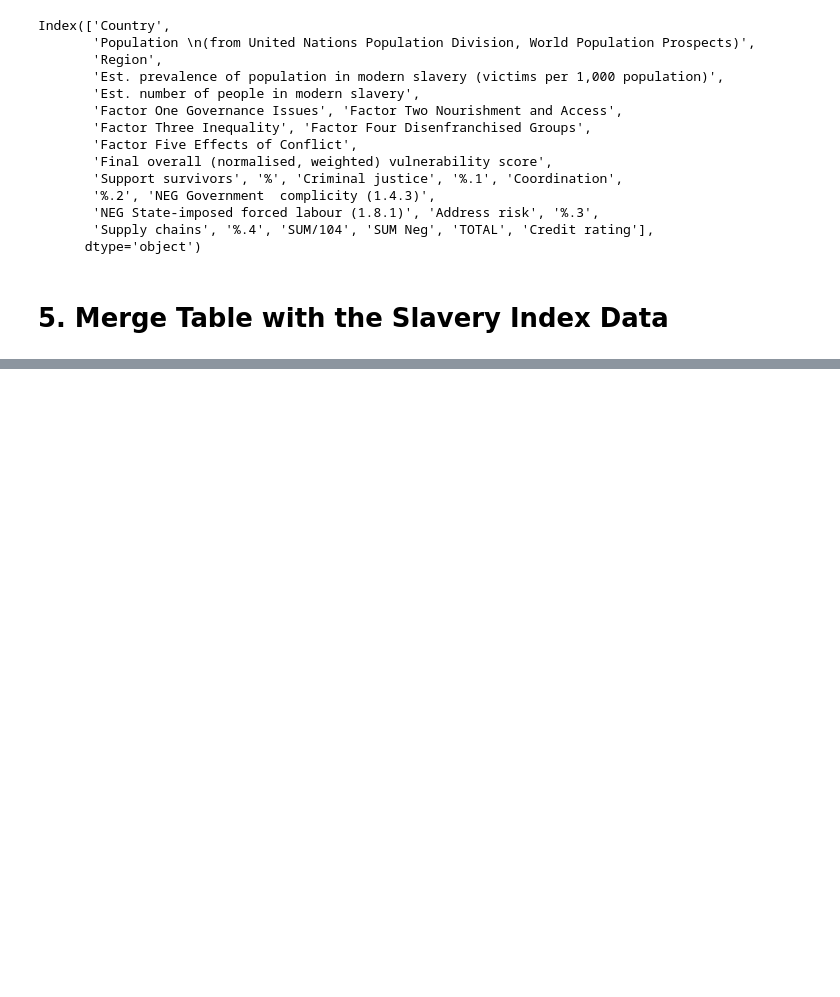
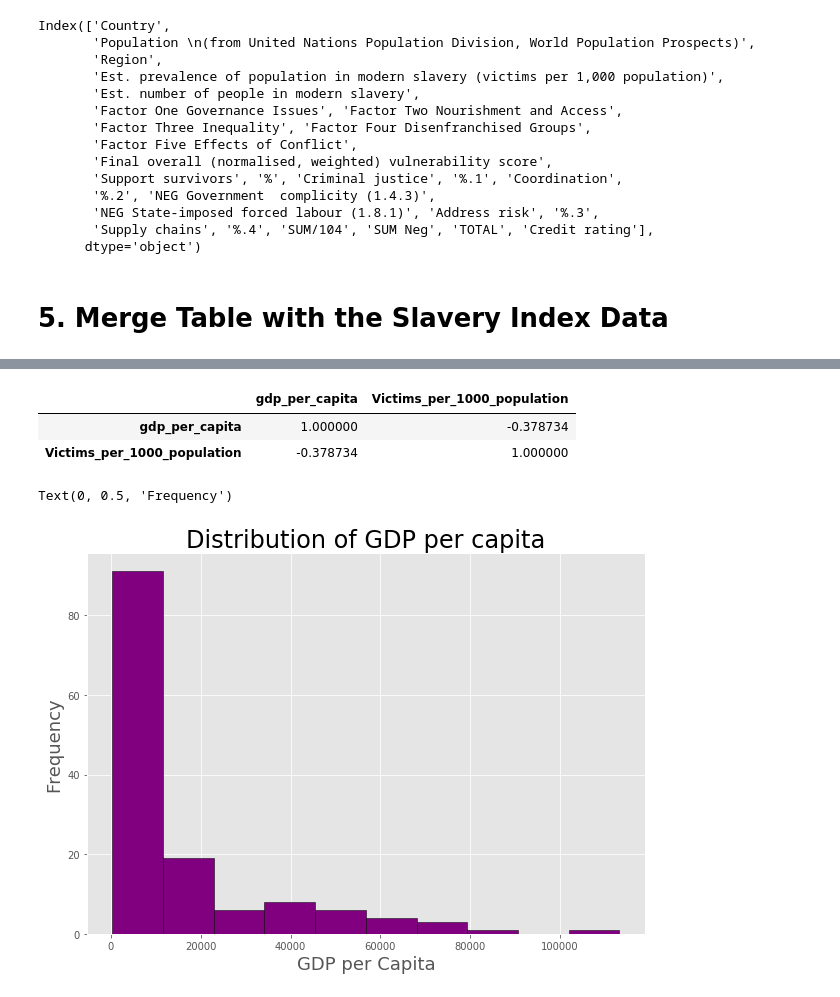
Before and after one commit to mahooi/Globalization, a Jupyter notebook: Notebooks/GDP Notebook.ipynb, the cells around one changed output, grey strips where cells are left out. Drawn from its saved outputs; the diff is of its cells as text; code cells hidden in the pictures; blank space fills up the shorter version.

```diff
--- a/Notebooks/GDP Notebook.ipynb
+++ b/Notebooks/GDP Notebook.ipynb
@@ -133,0 +260,3 @@ reunion
+# %%
+reunion_new = reunion[["gdp_per_capita", "Victims_per_1000_population"]].copy()
+reunion_new
@@ -133,0 +277,17 @@ reunion
+# %%
+reunion_new.corr()
+# %% [output]
+|  | gdp_per_capita | Victims_per_1000_population |
+| gdp_per_capita | 1.000000 | -0.378734 |
+| Victims_per_1000_population | -0.378734 | 1.000000 |
+# %%
+# histogram of the GDP per capita
+import matplotlib.pyplot as plt
+plt.style.use('ggplot')
+reunion_new.gdp_per_capita.plot(kind='hist', color='purple', edgecolor='black', figsize=(10,7))
+plt.title('Distribution of GDP per capita', size=24)
+plt.xlabel('GDP per Capita', size=18)
+plt.ylabel('Frequency', size=18)
+# %% [output]
+Text(0, 0.5, 'Frequency')
+[figure, added]
```
Also changed, not shown: parts of 18 cells of this notebook.
